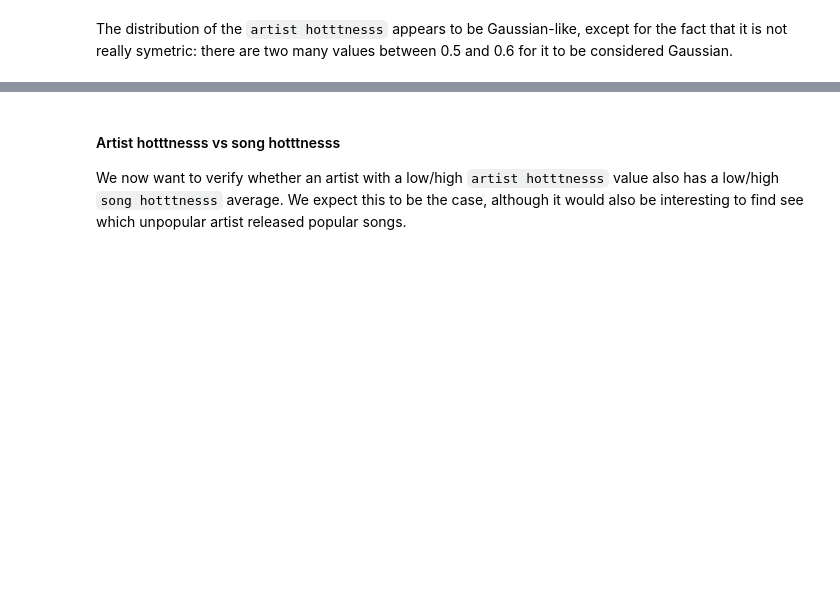
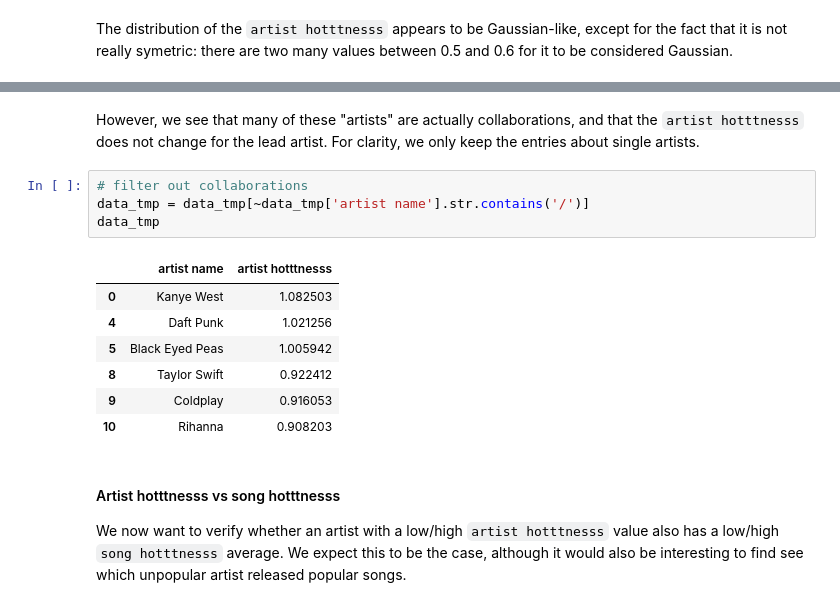
Before and after one commit to Piloumpicou/ADA-Unexpected-Match, a Jupyter notebook: project/MSD_subset.ipynb, the cells around one changed output, grey strips where cells are left out. Cells and saved outputs as stored; diff of their text form; blank space fills up the shorter version.

```diff
--- a/project/MSD_subset.ipynb
+++ b/project/MSD_subset.ipynb
@@ -466,3 +526,18 @@ The distribution of the `artist hotttnesss` appears to be Gaussian-like, except
+# %% [markdown]
+However, we see that many of these "artists" are actually collaborations, and that the `artist hotttnesss` does not change for the lead artist.
+For clarity, we only keep the entries about single artists.
+# %%
+# filter out collaborations
+data_tmp = data_tmp[~data_tmp['artist name'].str.contains('/')]
+data_tmp
+# %% [output]
+|  | artist name | artist hotttnesss |
+| 0 | Kanye West | 1.082503 |
+| 4 | Daft Punk | 1.021256 |
+| 5 | Black Eyed Peas | 1.005942 |
+| 8 | Taylor Swift | 0.922412 |
+| 9 | Coldplay | 0.916053 |
+| 10 | Rihanna | 0.908203 |
 # %% [markdown]
 #### Artist hotttnesss vs song hotttnesss
 
```
Also changed, not shown: parts of 24 cells of this notebook.
